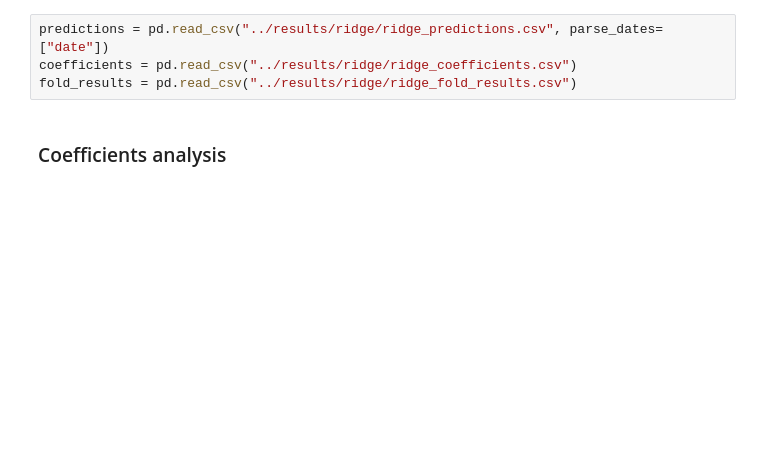
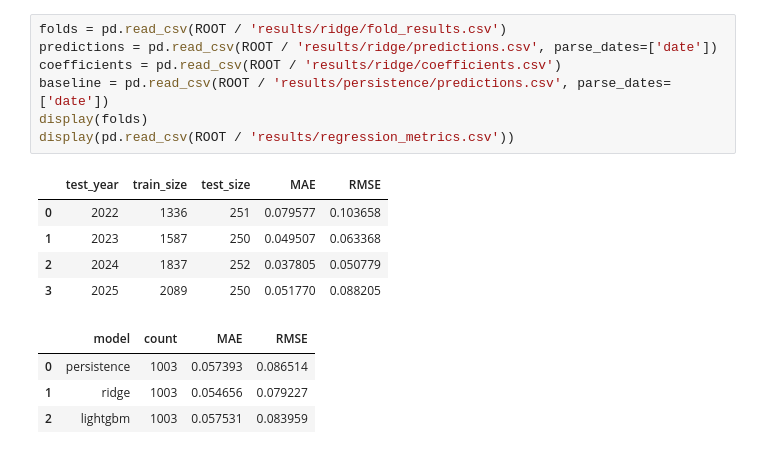
Before and after one commit to Lucie0124/Financial-Volatility-Forecasting, a Jupyter notebook: notebooks/02_ridge_analysis.ipynb, the cells around one changed output. Drawn from its saved outputs; the diff is of its cells as text; blank space fills up the shorter version.

```diff
--- a/notebooks/02_ridge_analysis.ipynb
+++ b/notebooks/02_ridge_analysis.ipynb
@@ -6,6 +26,17 @@ import matplotlib.pyplot as plt
 # %%
-predictions = pd.read_csv("../results/ridge/ridge_predictions.csv", parse_dates=["date"])
-coefficients = pd.read_csv("../results/ridge/ridge_coefficients.csv")
-fold_results = pd.read_csv("../results/ridge/ridge_fold_results.csv")
+folds = pd.read_csv(ROOT / 'results/ridge/fold_results.csv')
+predictions = pd.read_csv(ROOT / 'results/ridge/predictions.csv', parse_dates=['date'])
+coefficients = pd.read_csv(ROOT / 'results/ridge/coefficients.csv')
+baseline = pd.read_csv(ROOT / 'results/persistence/predictions.csv', parse_dates=['date'])
+display(folds)
+display(pd.read_csv(ROOT / 'results/regression_metrics.csv'))
+# %% [output]
+|  | test_year | train_size | test_size | MAE | RMSE |
+| 0 | 2022 | 1336 | 251 | 0.079577 | 0.103658 |
+| 1 | 2023 | 1587 | 250 | 0.049507 | 0.063368 |
+| 2 | 2024 | 1837 | 252 | 0.037805 | 0.050779 |
+| 3 | 2025 | 2089 | 250 | 0.051770 | 0.088205 |
+|  | model | count | MAE | RMSE |
+| 0 | persistence | 1003 | 0.057393 | 0.086514 |
+| 1 | ridge | 1003 | 0.054656 | 0.079227 |
+| 2 | lightgbm | 1003 | 0.057531 | 0.083959 |
-# %% [markdown]
-### Coefficients analysis
```
Also changed, not shown: parts of 15 cells of this notebook, 20 other files.
